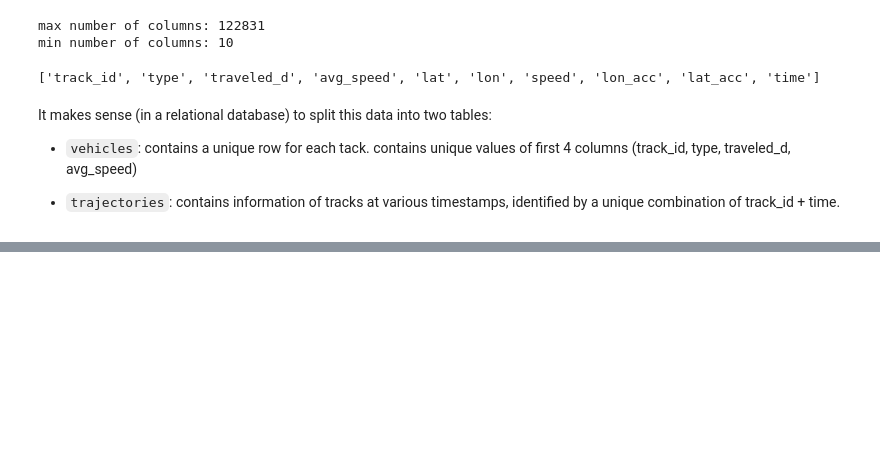
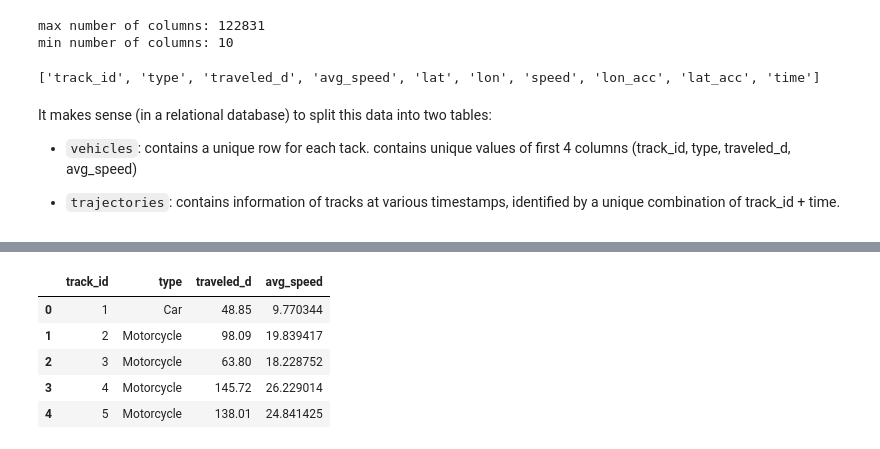
Before and after one commit to niyotham/datawarehouse-aws_s3-airflow-dbt, a Jupyter notebook: notebooks/etl.ipynb, the cells around one changed output, grey strips where cells are left out. Saved outputs shown, nothing was run; the diff lists cells and outputs as text; code cells hidden in the pictures; blank space fills up the shorter version.

```diff
--- a/notebooks/etl.ipynb
+++ b/notebooks/etl.ipynb
@@ -83,0 +157,13 @@ col_trajectory = columns[:1] + columns[4:]
+# %%
+# create dataframe
+
+df_vehicle= pd.DataFrame(data=vehicle_list, columns=columns[:4])
+
+df_vehicle.head()
+# %% [output]
+|  | track_id | type | traveled_d | avg_speed |
+| 0 | 1 | Car | 48.85 | 9.770344 |
+| 1 | 2 | Motorcycle | 98.09 | 19.839417 |
+| 2 | 3 | Motorcycle | 63.80 | 18.228752 |
+| 3 | 4 | Motorcycle | 145.72 | 26.229014 |
+| 4 | 5 | Motorcycle | 138.01 | 24.841425 |
```
Also changed, not shown: parts of 8 cells of this notebook.
